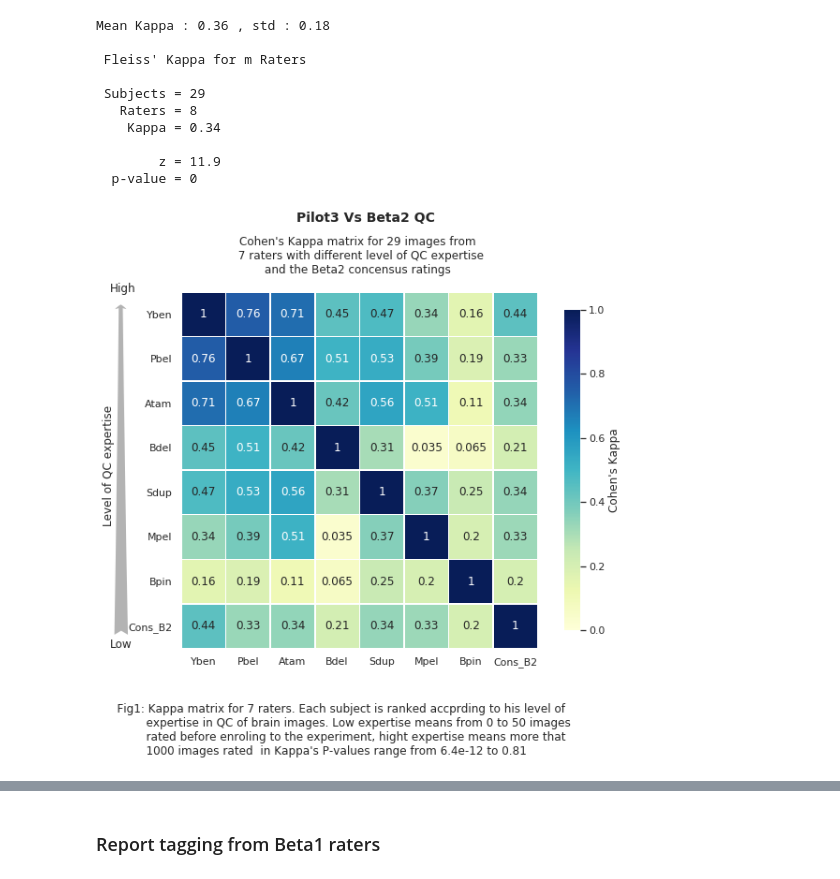
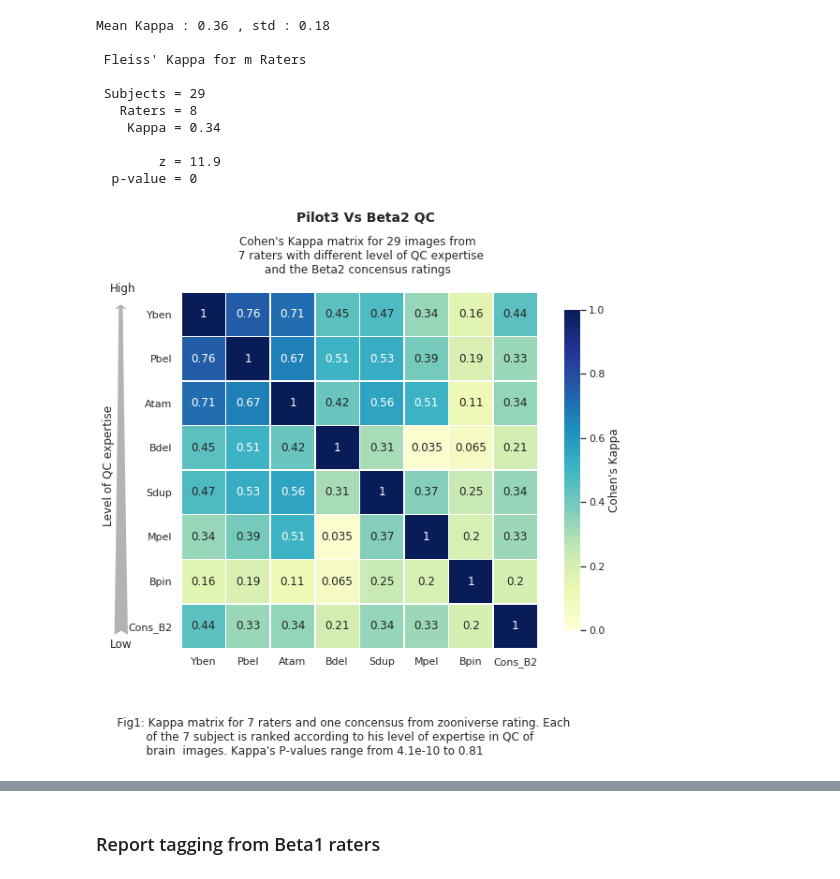
Before and after one commit to SIMEXP/brain_match, a Jupyter notebook: notebooks/Beta2_zooniverse_QC_results.ipynb, the cells around one changed output, grey strips where cells are left out. Saved outputs shown, nothing was run; the diff lists cells and outputs as text; code cells hidden in the pictures.

```diff
--- a/notebooks/Beta2_zooniverse_QC_results.ipynb
+++ b/notebooks/Beta2_zooniverse_QC_results.ipynb
@@ -404,8 +378,24 @@ print(agree_n)
  Subjects = 29
    Raters = 8
   %-agree = 31
+# %%
+# FDR correction
+from statsmodels.sandbox.stats import multicomp as smi
+
+def fdr_transf(mat,log10 = False):
+    '''compute fdr of a given matrix'''
+
+    row = mat.shape[0]
+    col = mat.shape[1]
+    flatt = mat.flatten()
+    fdr_2d = smi.multipletests(flatt, alpha=0.05, method='fdr_bh')[1]
+    if log10 == True:
+        fdr_2d = [-np.log10(ii) if ii != 0 else 50 for ii in fdr_2d  ]
+    fdr_3d = np.reshape(fdr_2d,(row,col))
+    return fdr_3d
 # %%
-def kappa_score(k_df ):
+# Kappa calculation
+def kappa_score(k_df,log10 = False):
     '''compute Kappa between diferent raters organized in dataframe'''
     k_store = np.zeros((len(k_df.columns), len(k_df.columns)))
     p_store = np.zeros((len(k_df.columns), len(k_df.columns)))
@@ -415,10 +405,13 @@ def kappa_score(k_df ):
             weight = np.unique(kappa_df[[user1,user2]])
             %Rpush user1_id user1 user2_id user2 weight
             kappaR =  %R kappa2(k_df[,c(user1,user2)],weight)
-            #kappa = metrics.cohen_kappa_score(list(k_df[user1]),list(k_df[user2]))
+
             # store the kappa
             k_store[user1_id, user2_id] = [kappaR[x][0] for x in range(np.shape(kappaR)[0])][4]
             p_store[user1_id, user2_id] = [kappaR[x][0] for x in range(np.shape(kappaR)[0])][-1]
+
+    # FDR Correction
+    p_store = fdr_transf(p_store,log10)
     return k_store, p_store
 # %%
 # Get Kappa score out of all different combination of ratings
@@ -453,38 +446,37 @@ kappa_out = pd.DataFrame(kappa_store,
 # Set up the matplotlib figure
 f, axes = plt.subplots(figsize = (10,7))
 f.subplots_adjust(hspace= .8)
 
 f.suptitle('Pilot3 Vs Beta2 QC',x=0.49,y=1.05, fontsize=14, fontweight='bold')
 # Draw kappa heat map
 sns.heatmap(kappa_out,vmin=0,vmax=1,cmap="YlGnBu",
             square=True,
             annot=True,
             linewidths=.5,
             cbar_kws={"shrink": .9,"label": "Cohen's Kappa"},
             ax=axes)
 axes.set_yticks([x+0.5 for x in range(len(kappa_df.columns))])
 axes.set_yticklabels(kappa_df.columns,rotation=0)
 axes.set_title("Cohen's Kappa matrix for {} images from \n  7 raters with different level of QC expertise \n and the Beta2 concensus ratings  ".format(len(merge_ratings)),
                pad=20,fontsize=12)
 axes.annotate('Low', xy=(-0.17, 0.97),xytext=(-0.2, -0), xycoords='axes fraction',
               arrowprops=dict(arrowstyle="fancy,tail_width=1.2,head_width=01",
                             fc="0.7", ec="none",
                             linewidth =2))
 
 # Caption
 pval = np.unique(Pval_store)[-1]
 txt = '''
-    Fig1: Kappa matrix for 7 raters. Each subject is ranked accprding to his level of
-            expertise in QC of brain images. Low expertise means from 0 to 50 images
-            rated before enroling to the experiment, hight expertise means more that
-            1000 images rated  in Kappa's P-values range from {:.2g} to {:.2g} '''.format(Pval_store.min(), Pval_store.max())
+    Fig1: Kappa matrix for 7 raters and one concensus from zooniverse rating. Each
+            of the 7 subject is ranked according to his level of expertise in QC of
+            brain  images. Kappa's P-values range from {:.2g} to {:.2g} '''.format(Pval_store.min(), Pval_store.max())
 f.text(0.1,-0.1,txt,fontsize=12)
 f.text(0.11,0.88,'High',fontsize=12)
 f.text(0.10,0.62,'Level of QC expertise',fontsize=12,rotation=90)
 # Save figure
 f.savefig('../reports/figures/Pilot3-vs-Beta2_qc.svg')
 # %% [output]
-[figure, old version]
+[figure, new version]
 # %%
 from IPython.display import Image
 Image(url= "https://i.stack.imgur.com/kYNd6.png" ,width=600, height=600)
```
Also changed, not shown: parts of 7 cells of this notebook, 29 other files.
